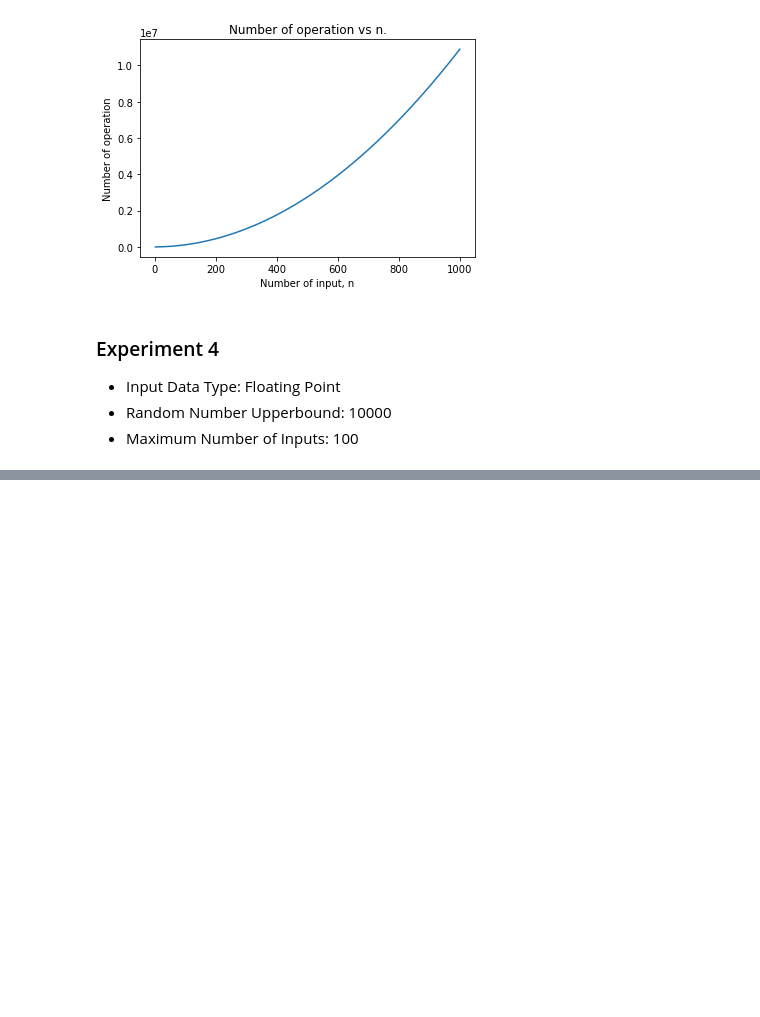
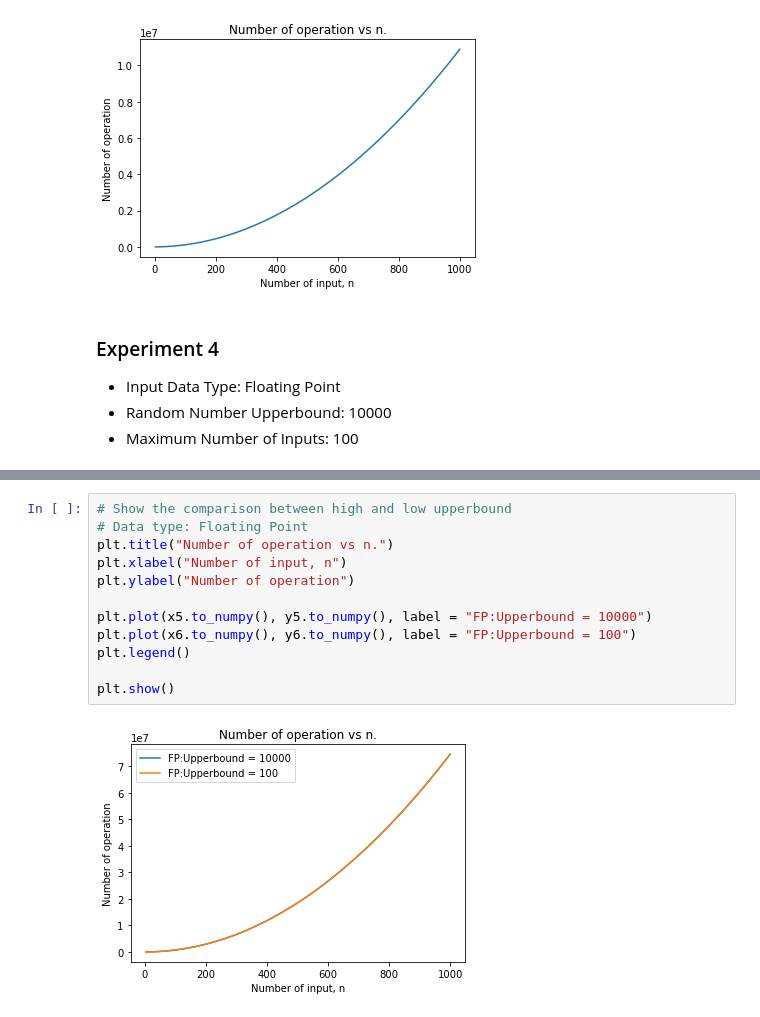
Before and after one commit to diminecjean/radix-sort, a Jupyter notebook: radix_sort_graph_analysis.ipynb, the cells around one changed output, grey strips where cells are left out. Saved outputs shown, nothing was run; the diff lists cells and outputs as text; blank space fills up the shorter version.

```diff
--- a/radix_sort_graph_analysis.ipynb
+++ b/radix_sort_graph_analysis.ipynb
@@ -235,0 +341,14 @@ plt.show()
+# %%
+# Show the comparison between high and low upperbound
+# Data type: Floating Point
+plt.title("Number of operation vs n.")
+plt.xlabel("Number of input, n")
+plt.ylabel("Number of operation")
+
+plt.plot(x5.to_numpy(), y5.to_numpy(), label = "FP:Upperbound = 10000")
+plt.plot(x6.to_numpy(), y6.to_numpy(), label = "FP:Upperbound = 100")
+plt.legend()
+
+plt.show()
+# %% [output]
+[figure, added]
```
Also changed, not shown: parts of 16 cells of this notebook.
